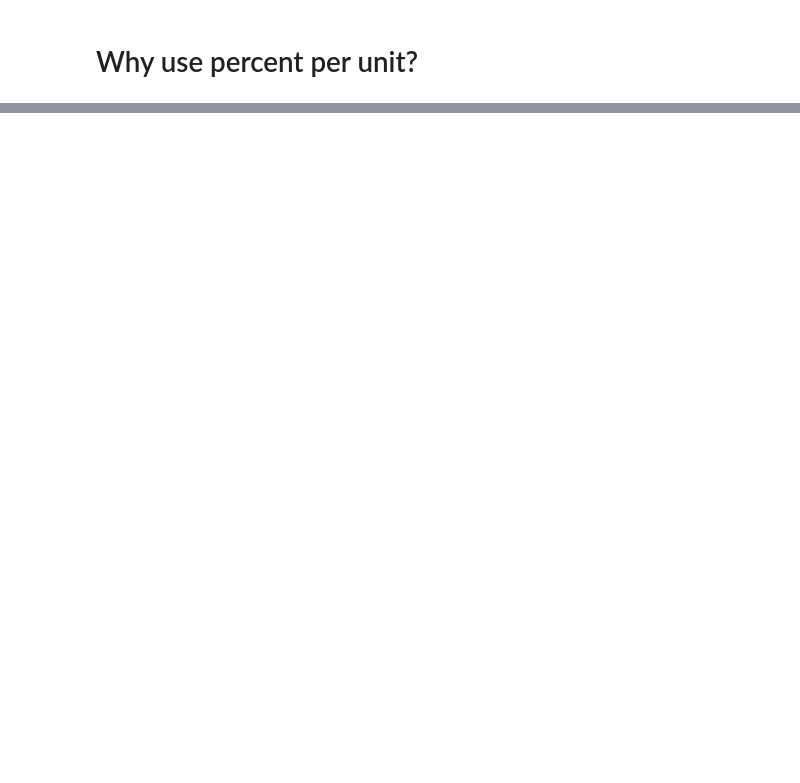
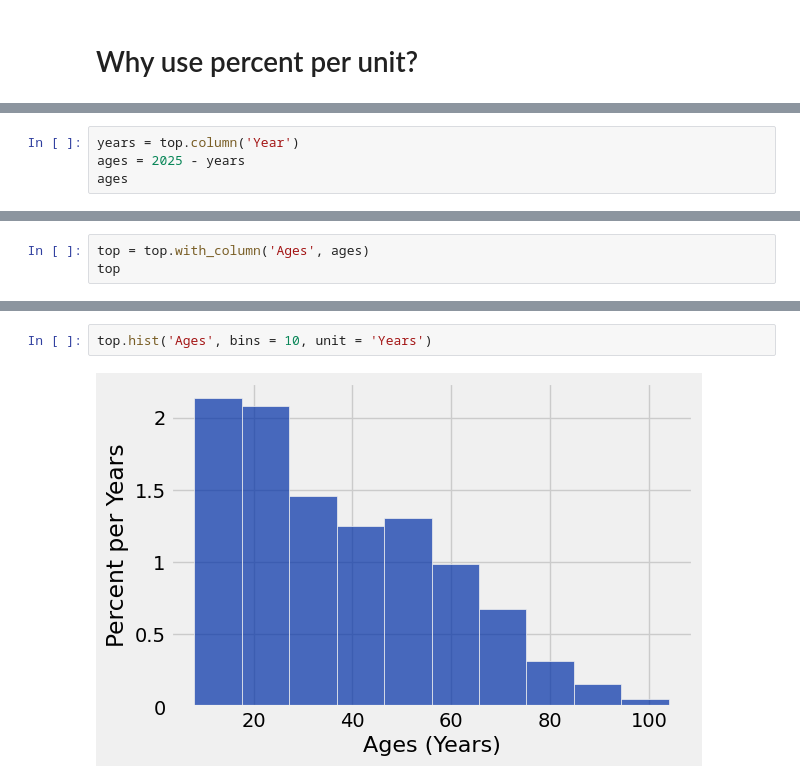
Before and after one commit to austinmohrnwu/25-fall-intro, a Jupyter notebook: 10 - Histograms/histograms.ipynb, the cells around one changed output, grey strips where cells are left out. Cells and saved outputs as stored; diff of their text form; blank space fills up the shorter version.

```diff
--- a/10 - Histograms/histograms.ipynb
+++ b/10 - Histograms/histograms.ipynb
@@ -54 +107,5 @@ Produce a histogram that visualizes the ages (not the year of release) of the mo
 3. Generate the histogram of your new column.
+# %%
+years = top.column('Year')
+ages = 2025 - years
+ages
@@ -54,0 +129,3 @@ Produce a histogram that visualizes the ages (not the year of release) of the mo
+# %%
+top = top.with_column('Ages', ages)
+top
@@ -54,0 +145,4 @@ Produce a histogram that visualizes the ages (not the year of release) of the mo
+# %%
+top.hist('Ages', bins = 10, unit = 'Years')
+# %% [output]
+[figure, added]
```
Also changed, not shown: parts of 13 cells of this notebook.
